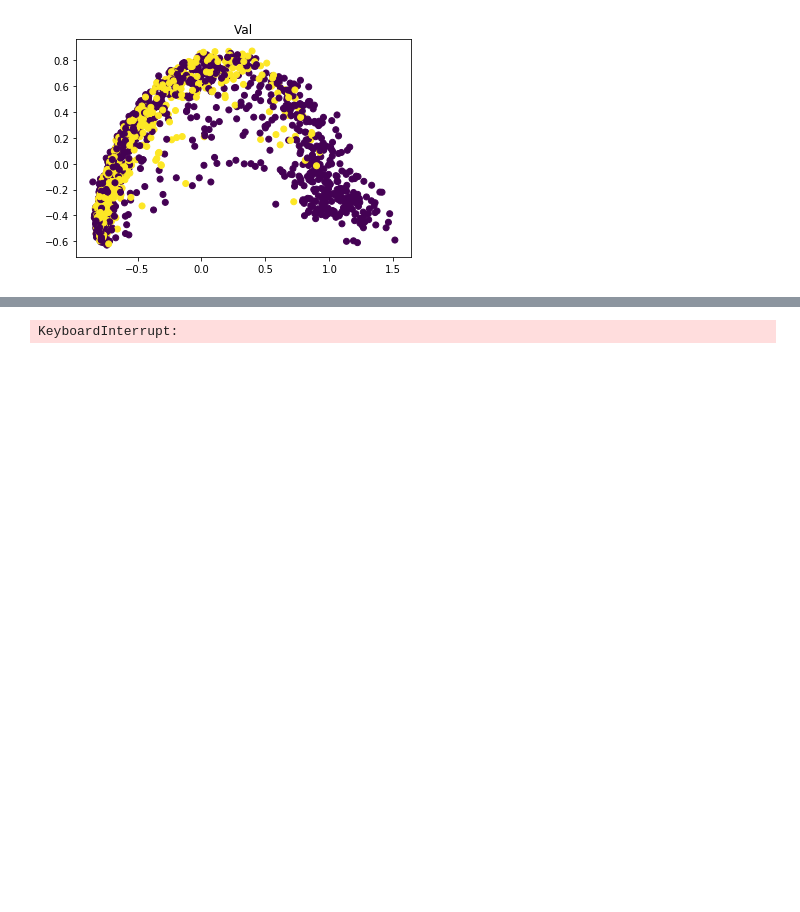
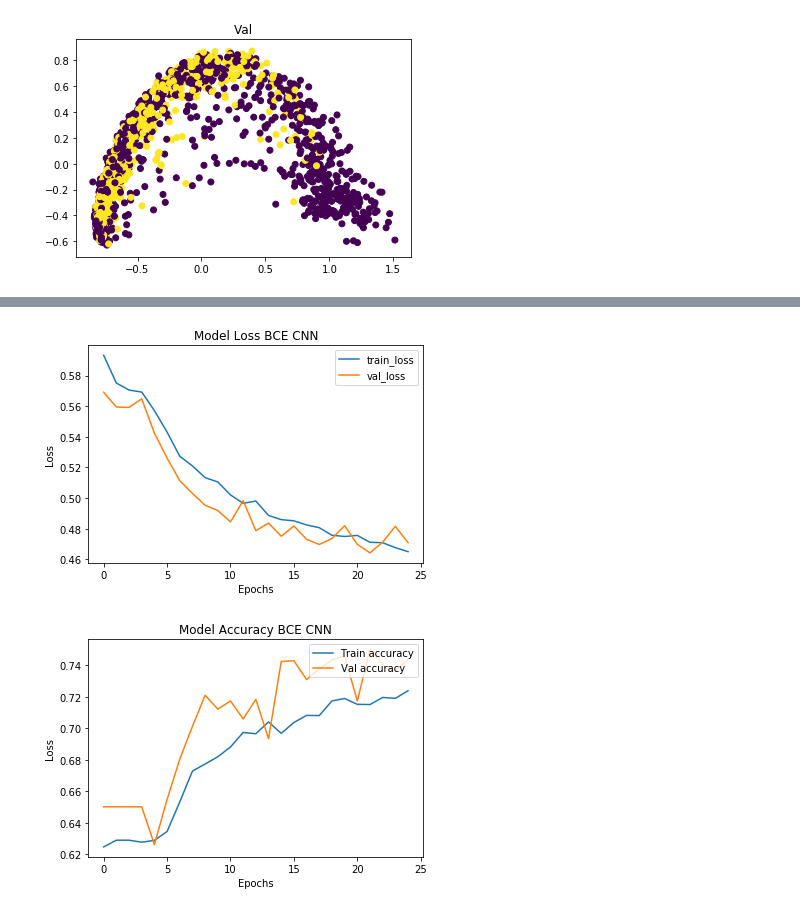
Before and after one commit to harel-coffee/PIIC19-auto, a Jupyter notebook: code/obj1/pruebas_cnn_francisco-concat.ipynb, the cells around one changed output, grey strips where cells are left out. Saved outputs shown, nothing was run; the diff lists cells and outputs as text; code cells hidden in the pictures; blank space fills up the shorter version.

```diff
--- a/code/obj1/pruebas_cnn_francisco-concat.ipynb
+++ b/code/obj1/pruebas_cnn_francisco-concat.ipynb
@@ -281,5 +238,5 @@ plt.show()
 # %%
-hist=model.fit(x_train, y_train, batch_size=128, epochs=50, verbose=1, validation_data=(x_val,y_val))
+hist=model.fit(x_train, y_train, batch_size=128, epochs=25, verbose=1, validation_data=(x_val,y_val))
 plt.plot(hist.history['loss'],label="train_loss")
 plt.plot(hist.history['val_loss'],label="val_loss")
 plt.title("Model Loss BCE CNN")
@@ -316,4 +273,5 @@ Epoch 12/50
-KeyboardInterrupt:
+[figure, added]
+[figure, added]
 # %%
 predichos=model.predict_classes(x_val)
 print (calculate_metrics(y_val, predichos,'[VAL] Confusion Matrix 50 epochs CNN + reverse LC'))
```
Also changed, not shown: parts of 81 cells of this notebook, 6 other files.
